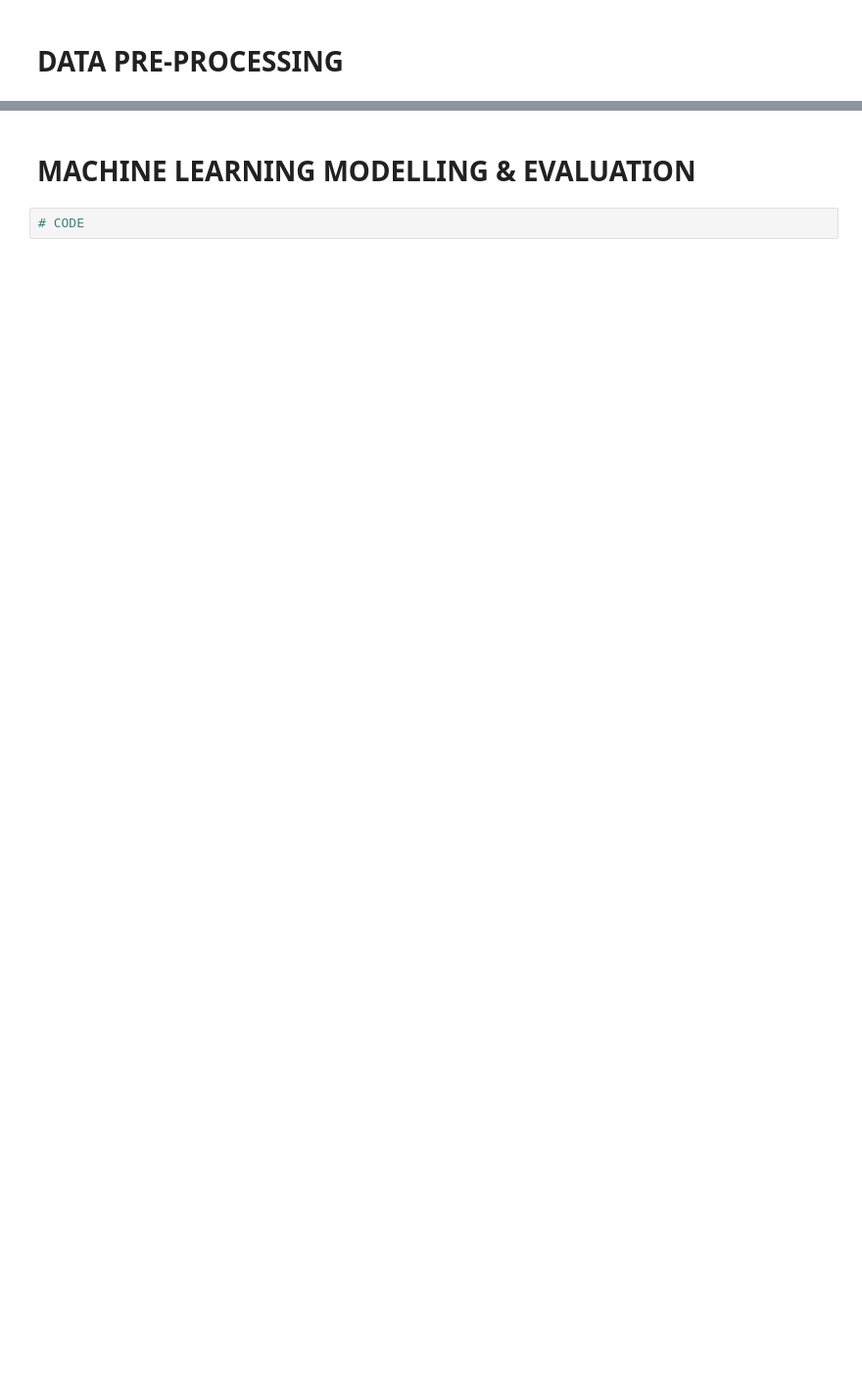
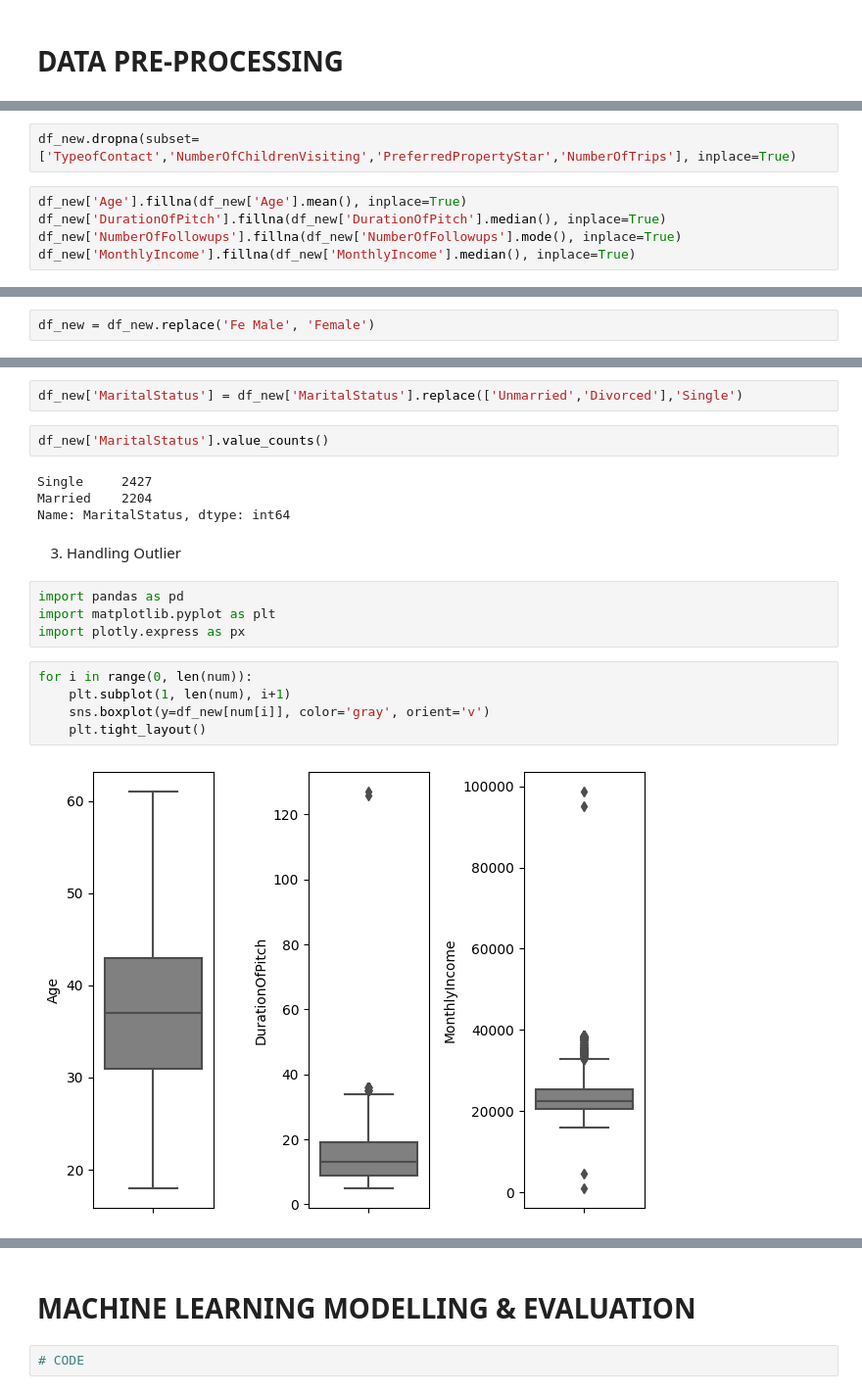
Before and after one commit to Astryon/final_project, a Jupyter notebook: Pandas_Lovers_Holiday_Package_Prediction.ipynb, the cells around one changed output, grey strips where cells are left out. Shown at 98% size. Cells and saved outputs as stored; diff of their text form; blank space fills up the shorter version.

```diff
--- a/Pandas_Lovers_Holiday_Package_Prediction.ipynb
+++ b/Pandas_Lovers_Holiday_Package_Prediction.ipynb
@@ -481,0 +499,7 @@ Text(-16000, -2e-05, ' ©Pandas Lovers : Holiday Package Travel')
+# %%
+df_new.dropna(subset=['TypeofContact','NumberOfChildrenVisiting','PreferredPropertyStar','NumberOfTrips'], inplace=True)
+# %%
+df_new['Age'].fillna(df_new['Age'].mean(), inplace=True)
+df_new['DurationOfPitch'].fillna(df_new['DurationOfPitch'].median(), inplace=True)
+df_new['NumberOfFollowups'].fillna(df_new['NumberOfFollowups'].mode(), inplace=True)
+df_new['MonthlyIncome'].fillna(df_new['MonthlyIncome'].median(), inplace=True)
@@ -481,0 +520,2 @@ Text(-16000, -2e-05, ' ©Pandas Lovers : Holiday Package Travel')
+# %%
+df_new = df_new.replace('Fe Male', 'Female')
@@ -481,0 +536,21 @@ Text(-16000, -2e-05, ' ©Pandas Lovers : Holiday Package Travel')
+# %%
+df_new['MaritalStatus'] = df_new['MaritalStatus'].replace(['Unmarried','Divorced'],'Single')
+# %%
+df_new['MaritalStatus'].value_counts()
+# %% [output]
+Single     2427
+Married    2204
+Name: MaritalStatus, dtype: int64
+# %% [markdown]
+3. Handling Outlier
+# %%
+import pandas as pd
+import matplotlib.pyplot as plt
+import plotly.express as px
+# %%
+for i in range(0, len(num)):
+    plt.subplot(1, len(num), i+1)
+    sns.boxplot(y=df_new[num[i]], color='gray', orient='v')
+    plt.tight_layout()
+# %% [output]
+[figure, added]
```
Also changed, not shown: parts of 49 cells of this notebook.
